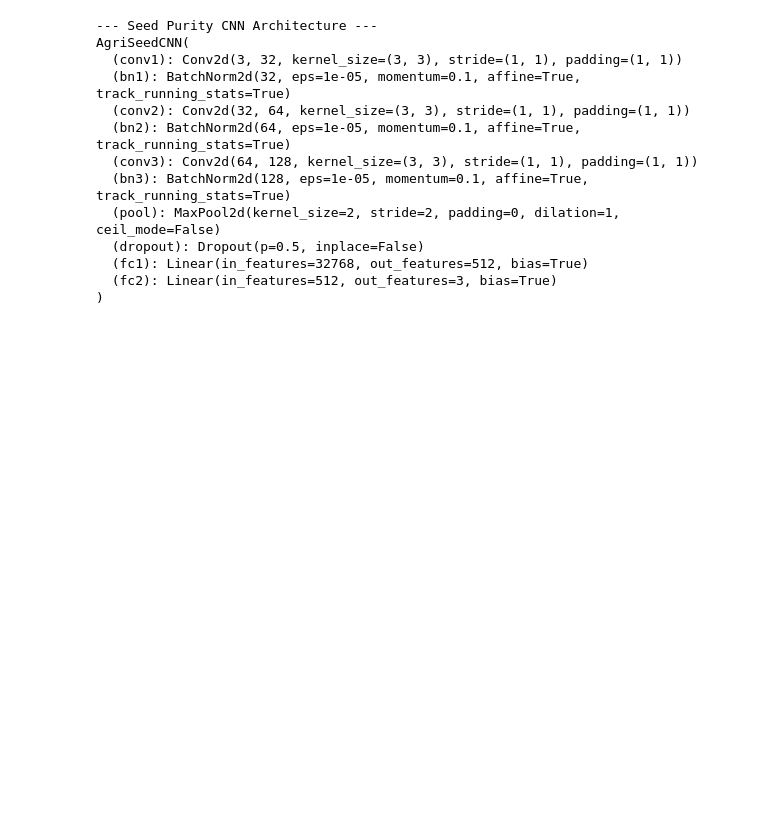
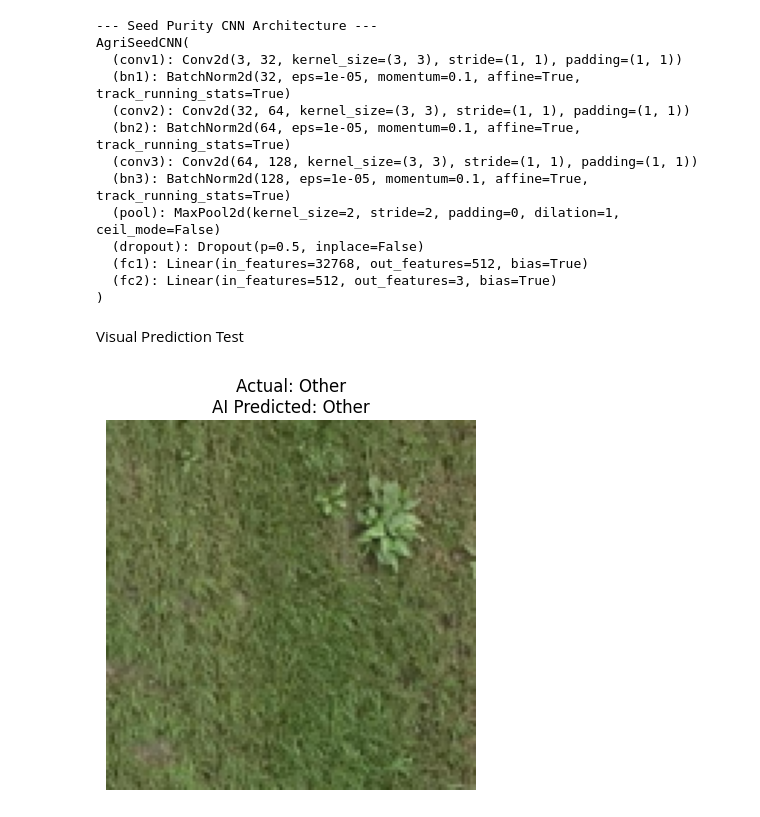
Before and after one commit to shahzaibkhanniazi-dot/MSAI-Agri-SeedPurity-2026, a Jupyter notebook: MSAI_Agri_SeedPurity_2026.ipynb, the cells around one changed output. Cells and saved outputs as stored; diff of their text form; code cells hidden in the pictures; blank space fills up the shorter version.

```diff
--- a/MSAI_Agri_SeedPurity_2026.ipynb
+++ b/MSAI_Agri_SeedPurity_2026.ipynb
@@ -540,3 +540,33 @@ AgriSeedCNN(
   (fc1): Linear(in_features=32768, out_features=512, bias=True)
   (fc2): Linear(in_features=512, out_features=3, bias=True)
 )
+# %% [markdown]
+Visual Prediction Test
+# %%
+import matplotlib.pyplot as plt
+import random
+
+def test_single_image(dataset):
+    # Pick a random image from the test set
+    idx = random.randint(0, len(dataset)-1)
+    img_tensor, label = dataset[idx]
+
+    # Get the AI's prediction
+    model.eval()
+    with torch.no_grad():
+        output = model(img_tensor.unsqueeze(0).to(my_device))
+        _, predicted = torch.max(output, 1)
+
+    # Convert tensor back to image for display
+    img_display = img_tensor.permute(1, 2, 0).numpy()
+    img_display = (img_display * 0.5) + 0.5 # Un-normalize
+
+    plt.imshow(img_display)
+    plt.title(f"Actual: {my_labels[label]}\nAI Predicted: {my_labels[predicted.item()]}")
+    plt.axis('off')
+    plt.show()
+
+# Run the test!
+test_single_image(test_data)
+# %% [output]
+[figure, added]
```
Also changed, not shown: parts of 2 cells of this notebook.
